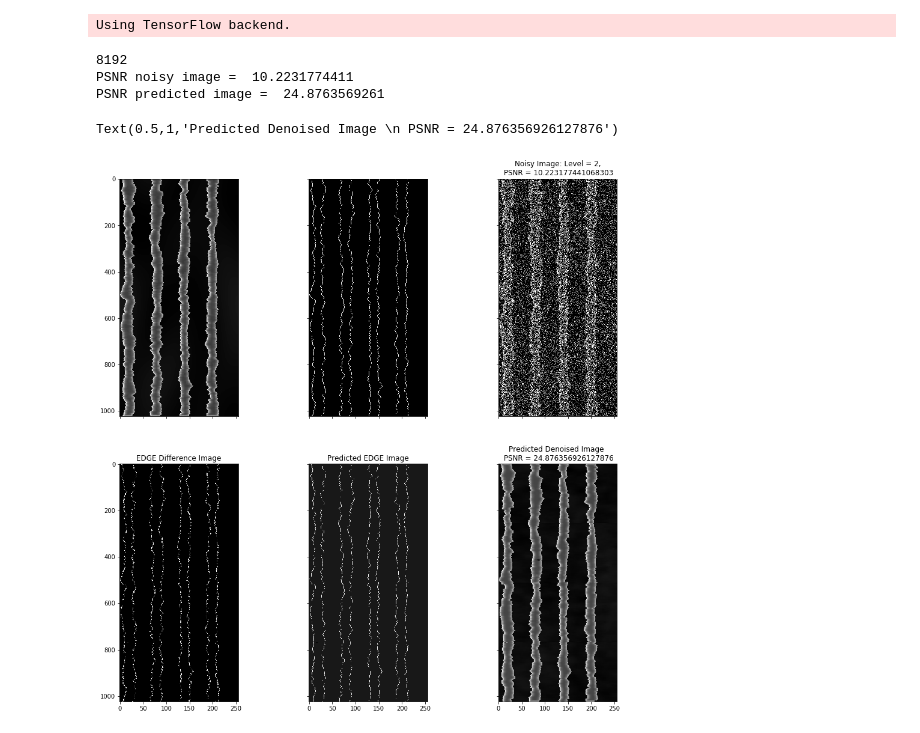
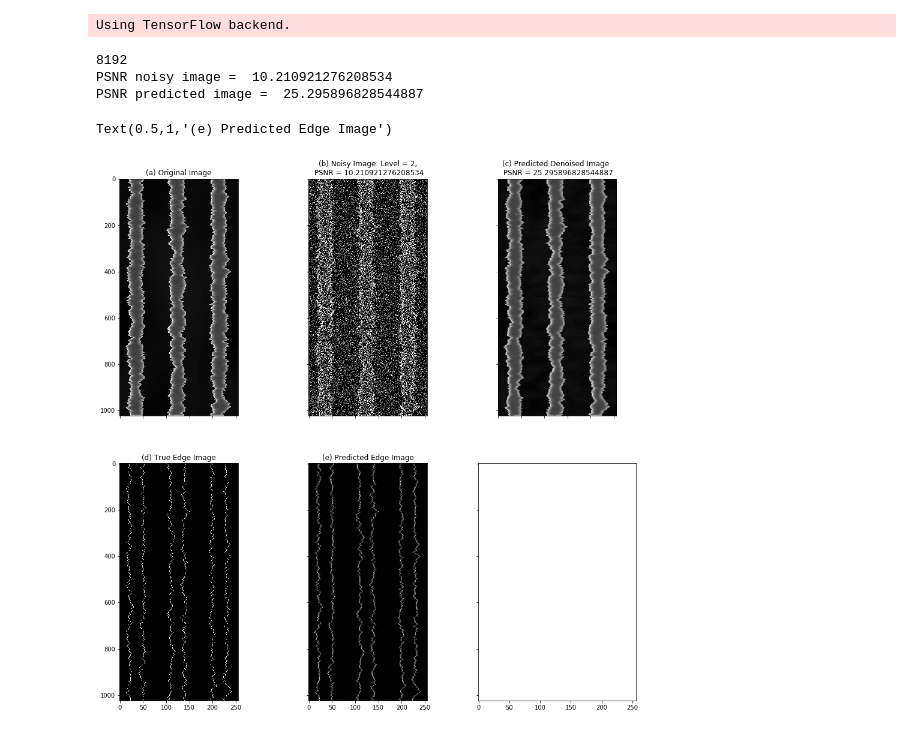
Before and after one commit to narendrachaudhary51/LER_machine_learning, a Jupyter notebook: neural_nets/LINEnet_image3_prediction.ipynb, the cells around one changed output. Saved outputs shown, nothing was run; the diff lists cells and outputs as text; code cells hidden in the pictures.

```diff
--- a/neural_nets/LINEnet_image3_prediction.ipynb
+++ b/neural_nets/LINEnet_image3_prediction.ipynb
@@ -19,13 +19,13 @@ path = r"C:\\Users\\narendra\\Documents\\LER\\"
 
 #model = load_model(path + 'models/' + 'EDGEnet_run_epoch_4.h5')
 
-model = load_model(path + 'LER_machine_learning\\models\\' + 'Linenet_image3_round_L1_epoch_2.h5')
+model = load_model(path + 'LER_machine_learning\\models\\' + 'Linenet_image3_round_L2_epoch_2.h5')
 # %%
-sigma = 1.4
-alpha = 0.7
-Xi = 40
-width = 20
-space = 40
+sigma = 1.6
+alpha = 0.5
+Xi = 30
+width = 30
+space = 60
 noise = 2
 shift = math.floor(-25 + (width + space/2 + Xi + alpha*10 + sigma*10)%16)
 
@@ -61,46 +61,54 @@ linescan = linescan + shift
 linescan = linescan.round().astype(int)
 edgeimage = np.zeros((1024,256))
 
-for k in range(8):                                  #for k edges
+if width == 30:                             #number of edges or peaks in a line
+    nedges = 6
+else:
+    nedges = 8
+
+
+original_edges = np.zeros((nedges, 1024))
+for k in range(nedges):                                  #for k edges
     if k%2 == 0:                                    #keep even edges same
         edge = linescan[k*1024:(k+1)*1024]
     else:
         edge = np.flip(linescan[k*1024:(k+1)*1024],0)  #flip odd edges
 
+    original_edges[k,:] = edge
     for i in range(1024):
         if edge[i] >= 0 and edge[i] <= 255:
             edgeimage[i, edge[i]] = 1
             edgeimage[i, edge[i]] = 1
 
 
 psnr_noisy = measure.compare_psnr(im,imnoisy.astype(float))
 psnr_predict = measure.compare_psnr(im,predict[:,:,0].astype(float))
 print('PSNR noisy image = ', psnr_noisy)
 print('PSNR predicted image = ', psnr_predict)
+
 fig, ax = plt.subplots(nrows=2, ncols=3, figsize=(16, 16), sharex=True,
                        sharey=True, subplot_kw={'adjustable': 'box-forced'})
 
 ax[0,0].imshow(im,cmap = 'gray',aspect= 0.5)
-ax[0,2].set_title('Original Image')
+ax[0,0].set_title('(a) Original Image')
 
-ax[0,1].imshow(edgeimage, cmap = 'gray',aspect= 0.5)
-ax[0,2].set_title('True EDGE Image')
+ax[0,1].imshow(imnoisy, cmap = 'gray',aspect= 0.5)
+ax[0,1].set_title('(b) Noisy Image: Level = {},\n PSNR = {}'.format(noise, psnr_noisy))
 
-ax[0,2].imshow(imnoisy, cmap = 'gray',aspect= 0.5)
-ax[0,2].set_title('Noisy Image: Level = {},\n PSNR = {}'.format(noise, psnr_noisy))
+ax[0,2].imshow(predict[:,:,0], cmap = 'gray',aspect= 0.5)
+ax[0,2].set_title('(c) Predicted Denoised Image \n PSNR = {}'.format(psnr_predict))
 
-ax[1,0].imshow(np.abs(predict[:,:,1] - edgeimage), cmap = 'gray',aspect= 0.5)
-ax[1,0].set_title('EDGE Difference Image')
+ax[1,0].imshow(edgeimage, cmap = 'gray',aspect= 0.5)
+ax[1,0].set_title('(d) True Edge Image')
 
 ax[1,1].imshow(predict[:,:,1], cmap = 'gray',aspect= 0.5)
-ax[1,1].set_title('Predicted EDGE Image')
+ax[1,1].set_title('(e) Predicted Edge Image')
 
-
-ax[1,2].imshow(predict[:,:,0], cmap = 'gray',aspect= 0.5)
-ax[1,2].set_title('Predicted Denoised Image \n PSNR = {}'.format(psnr_predict))
+#ax[1,0].imshow(np.abs(predict[:,:,1] - edgeimage), cmap = 'gray',aspect= 0.5)
+#ax[1,0].set_title('EDGE Difference Image')
 # %% [output]
 8192
-PSNR noisy image =  10.2231774411
-PSNR predicted image =  24.8763569261
+PSNR noisy image =  10.210921276208534
+PSNR predicted image =  25.295896828544887
-Text(0.5,1,'Predicted Denoised Image \n PSNR = 24.876356926127876')
+Text(0.5,1,'(e) Predicted Edge Image')
-[figure, old version]
+[figure, new version]
```
Also changed, not shown: parts of 4 cells of this notebook.
